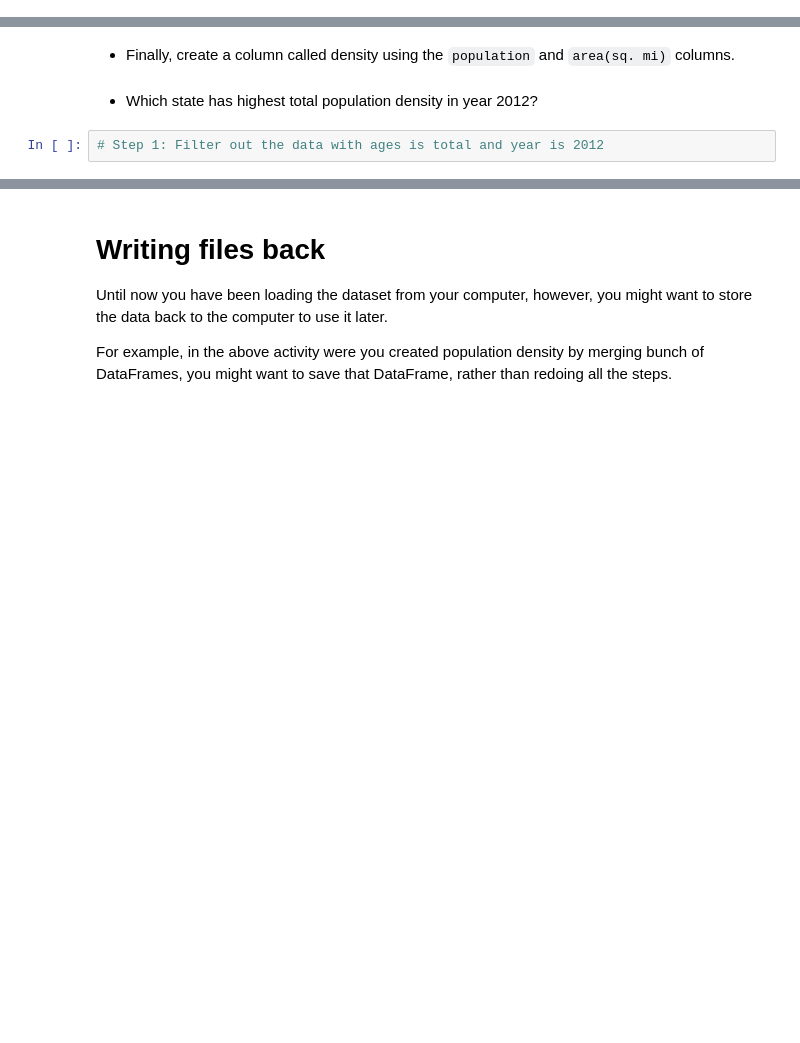
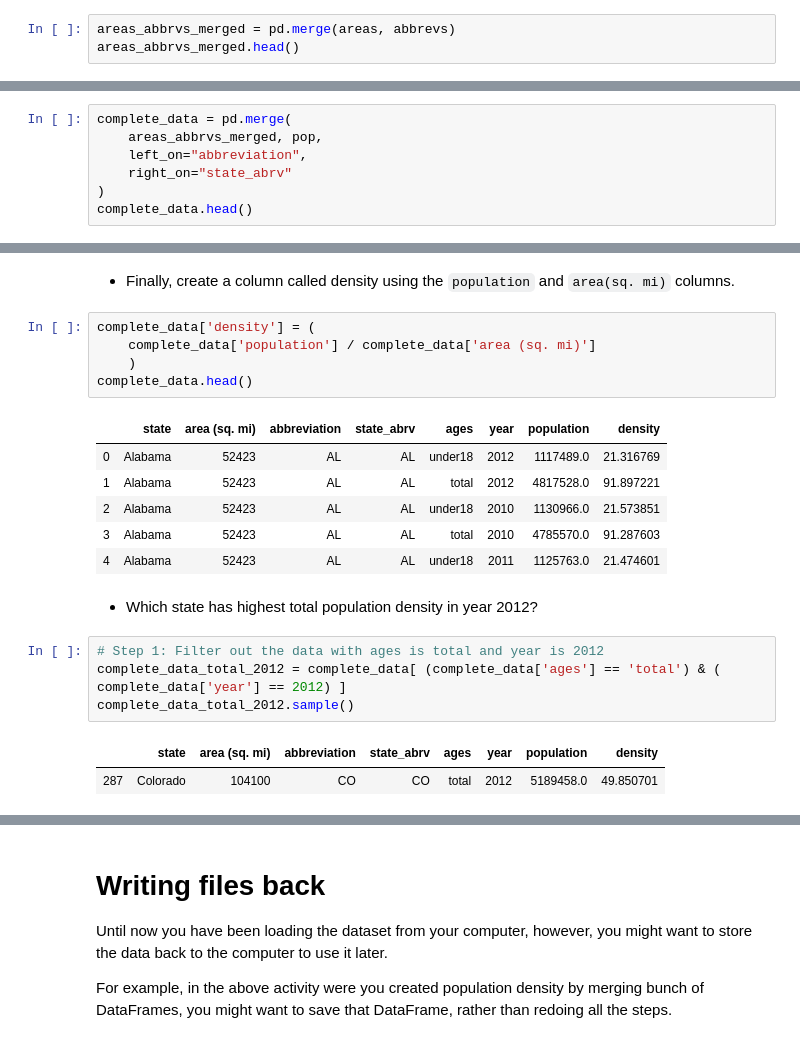
Before and after one commit to jarp/ITAO-30210-SP21, a Jupyter notebook: Class_12_Pandas_Combining_MultiIndex.ipynb, the cells around one changed output, grey strips where cells are left out. Saved outputs shown, nothing was run; the diff lists cells and outputs as text; blank space fills up the shorter version.

```diff
--- a/Class_12_Pandas_Combining_MultiIndex.ipynb
+++ b/Class_12_Pandas_Combining_MultiIndex.ipynb
@@ -391,2 +671,5 @@ abbrevs.head()
 # %% [markdown]
 * Create a DataFrame named `areas_abbrvs_merged` by merging the ``areas`` DataFrame and ``abbrevs`` DataFrame to get the state names, state abbreviations, and area into one DataFrame
+# %%
+areas_abbrvs_merged = pd.merge(areas, abbrevs)
+areas_abbrvs_merged.head()
@@ -393,2 +683,9 @@ abbrevs.head()
 # %% [markdown]
 * Merge the DataFrame created above (`areas_abbrvs_merged`) with the `pop` DataFrame to create a the `complete_data` DataFrame
+# %%
+complete_data = pd.merge(
+    areas_abbrvs_merged, pop,
+    left_on="abbreviation",
+    right_on="state_abrv"
+)
+complete_data.head()
@@ -395,8 +699,25 @@ abbrevs.head()
 # %% [markdown]
 * Finally, create a column called density using the `population` and `area(sq. mi)` columns.
+# %%
+complete_data['density'] = (
+    complete_data['population'] / complete_data['area (sq. mi)']
+    )
+complete_data.head()
+# %% [output]
+|  | state | area (sq. mi) | abbreviation | state_abrv | ages | year | population | density |
+| 0 | Alabama | 52423 | AL | AL | under18 | 2012 | 1117489.0 | 21.316769 |
+| 1 | Alabama | 52423 | AL | AL | total | 2012 | 4817528.0 | 91.897221 |
+| 2 | Alabama | 52423 | AL | AL | under18 | 2010 | 1130966.0 | 21.573851 |
+| 3 | Alabama | 52423 | AL | AL | total | 2010 | 4785570.0 | 91.287603 |
+| 4 | Alabama | 52423 | AL | AL | under18 | 2011 | 1125763.0 | 21.474601 |
 # %% [markdown]
 * Which state has highest total population density in year 2012?
 # %%
 # Step 1: Filter out the data with ages is total and year is 2012
+complete_data_total_2012 = complete_data[ (complete_data['ages'] == 'total') & ( complete_data['year'] == 2012) ]
+complete_data_total_2012.sample()
+# %% [output]
+|  | state | area (sq. mi) | abbreviation | state_abrv | ages | year | population | density |
+| 287 | Colorado | 104100 | CO | CO | total | 2012 | 5189458.0 | 49.850701 |
 # %%
 # Step 2: Find the state that has the maximum pop density
```
Also changed, not shown: parts of 44 cells of this notebook, 4 other files.
